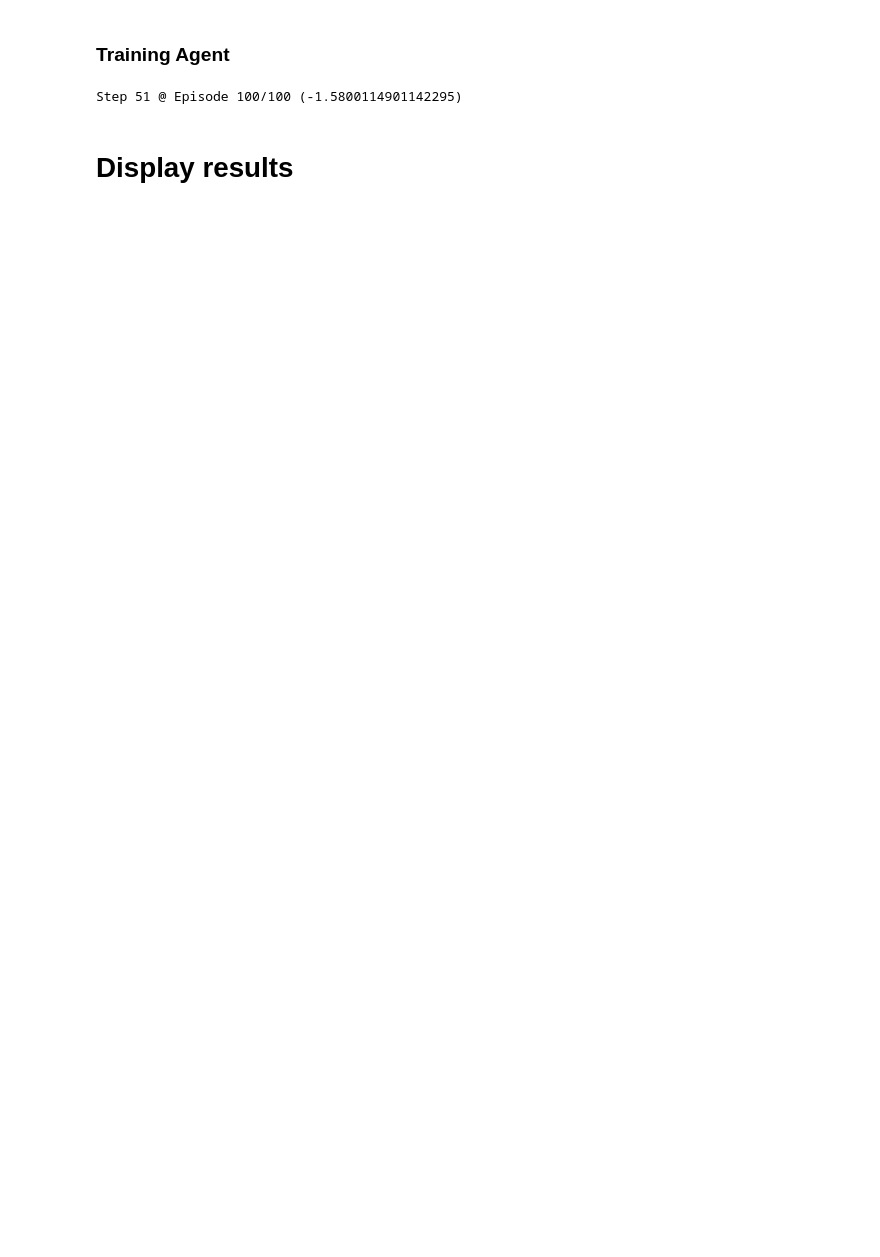
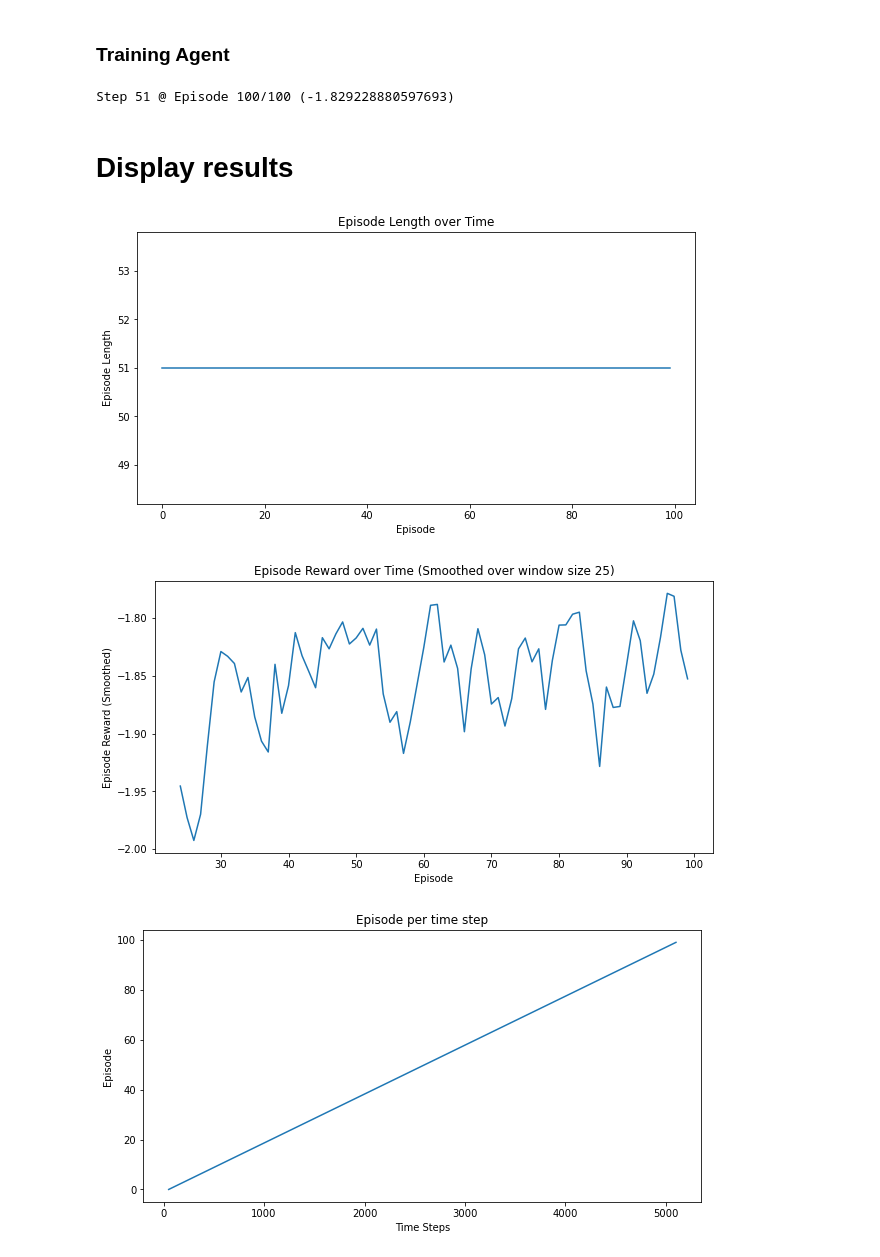
Before and after one commit to erolm-a/ai-coursework-2020, a Jupyter notebook: notebooks/run_rbf.ipynb, the cells around one changed output. Saved outputs shown, nothing was run; the diff lists cells and outputs as text; code cells hidden in the pictures; blank space fills up the shorter version.

Commit message:
reinforced rbf

```diff
--- a/notebooks/run_rbf.ipynb
+++ b/notebooks/run_rbf.ipynb
@@ -139,11 +191,3 @@ def create_policy(func_approximator, epsilon, num_actions):
 # %% [markdown]
 ##### IGNORE; INITAL TRIAL
 ## Random Simulation
-# %%
-s = env.reset()
-states.append(s)
-while not done:
-    s, r, done, i = env.step(action=2) # deterministic agent
-    #s, r, done, i = env.step(action=np.random.choice(env.action_space.n))
-    states.append(s)
-    rewards.append(r)
@@ -287,6 +339,9 @@ class FunctionApproximator():
         features = self.featurize_state(s)
         # we have a seperate function for each 'a'
         self.models[a].partial_fit([features], [td_target])
+
+    def new_episode(self):
+        self.t_episode  = 0.
 # %% [markdown]
 ### Q-learning Agent
 # %% [markdown]
@@ -366,7 +511,12 @@ def q_learning(env, func_approximator, num_episodes, discount_factor=1.0, epsilo
 # %% [markdown]
 ### Training Agent
 # %%
+## Q-Learning
+# approximator_dl = FunctionApproximator(eta0=0.01)
+# stats = q_learning(env, approximator_dl, 100, epsilon=0.05)
+
+## Not Q-Learning
 approximator_dl = FunctionApproximator(eta0=0.01)
-stats = q_learning(env, approximator_dl, 100, epsilon=0.05)
+stats = reinforce(env, approximator_dl, 100)
 # %% [output]
-Step 51 @ Episode 100/100 (-1.5800114901142295)
+Step 51 @ Episode 100/100 (-1.829228880597693)
@@ -396,3 +562,30 @@ while not done:
+# %%
+plot_episode_stats(stats, smoothing_window=25)
+
+s = env.reset()
+
+states = [s]
+rewards = []
+action_taken = []
+
+trained_policy = create_policy(approximator_dl, 0, env.action_space.n)
+
+done = False
+
+while not done:
+    s = states[-1]
+    action_probs, q_values = trained_policy(s)
+    action_id = np.random.choice(np.arange(len(action_probs)), p=action_probs)
+
+    s, r, done, i = env.step(action=action_id)
+
+    states.append(s)
+    rewards.append(r)
+    action_taken.append(action_id)
+# %% [output]
+[figure, added]
+[figure, added]
+[figure, added]
 # %%
 fig, axes = plt.subplots(1, 2, figsize=(20, 8))
 labels = ['s[0]: susceptibles', 's[1]: infectious', 's[2]: quarantined', 's[3]: recovereds']
```
Also changed, not shown: parts of 14 cells of this notebook.
